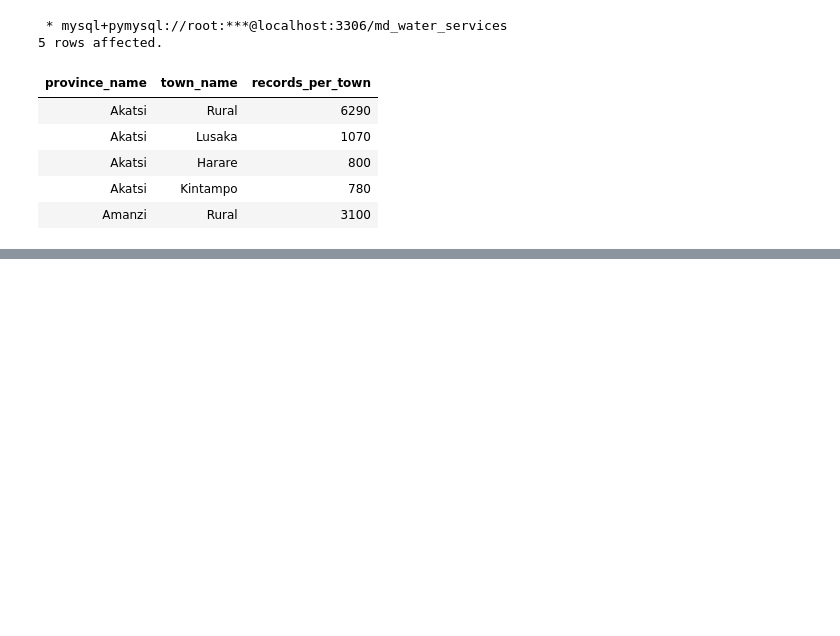
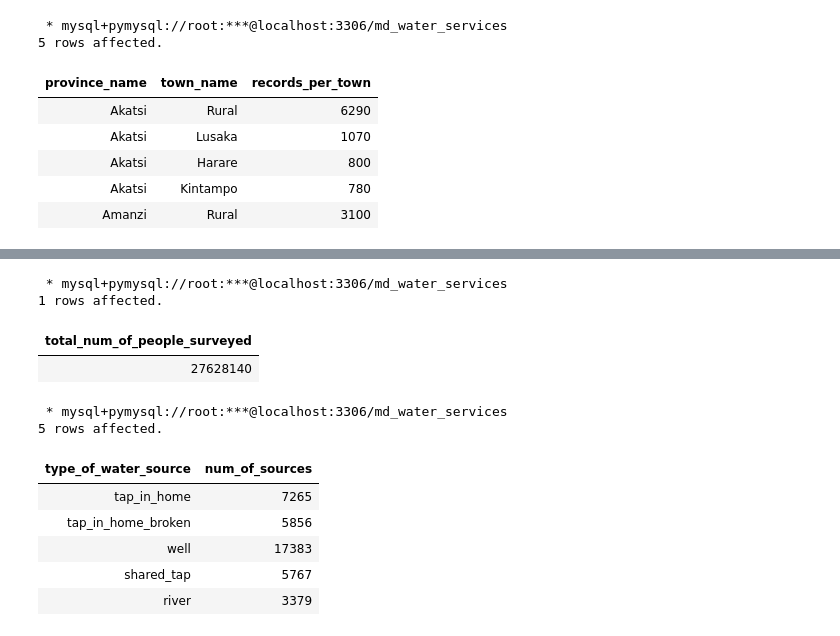
Before and after one commit to Quayson97/Restoring-the-lifeblood-of-Maji-Ndogo, a Jupyter notebook: MD_water_crisis-analysis/Unveil_MD_water_crisis.ipynb, the cells around one changed output, grey strips where cells are left out. Drawn from its saved outputs; the diff is of its cells as text; code cells hidden in the pictures; blank space fills up the shorter version.

```diff
--- a/MD_water_crisis-analysis/Unveil_MD_water_crisis.ipynb
+++ b/MD_water_crisis-analysis/Unveil_MD_water_crisis.ipynb
@@ -288,0 +320,35 @@ SELECT
+# %%
+%%sql
+# Number of people surveyed in total
+
+SELECT
+    SUM(number_of_people_served) AS total_num_of_people_surveyed
+FROM
+    water_source;
+# %% [output]
+ * mysql+pymysql://root:***@localhost:3306/md_water_services
+1 rows affected.
+| total_num_of_people_surveyed |
+| 27628140 |
+# %%
+%%sql
+# Total number of wells, taps and rivers
+
+SELECT
+    type_of_water_source,
+    COUNT(type_of_water_source) AS num_of_sources
+FROM
+    Water_source
+WHERE
+    type_of_water_source IN ('well', 'river', 'shared_tap', 'tap_in_home_broken', 'tap_in_home')
+GROUP BY
+    type_of_water_source
+# %% [output]
+ * mysql+pymysql://root:***@localhost:3306/md_water_services
+5 rows affected.
+| type_of_water_source | num_of_sources |
+| tap_in_home | 7265 |
+| tap_in_home_broken | 5856 |
+| well | 17383 |
+| shared_tap | 5767 |
+| river | 3379 |
```
Also changed, not shown: parts of 9 cells of this notebook.
